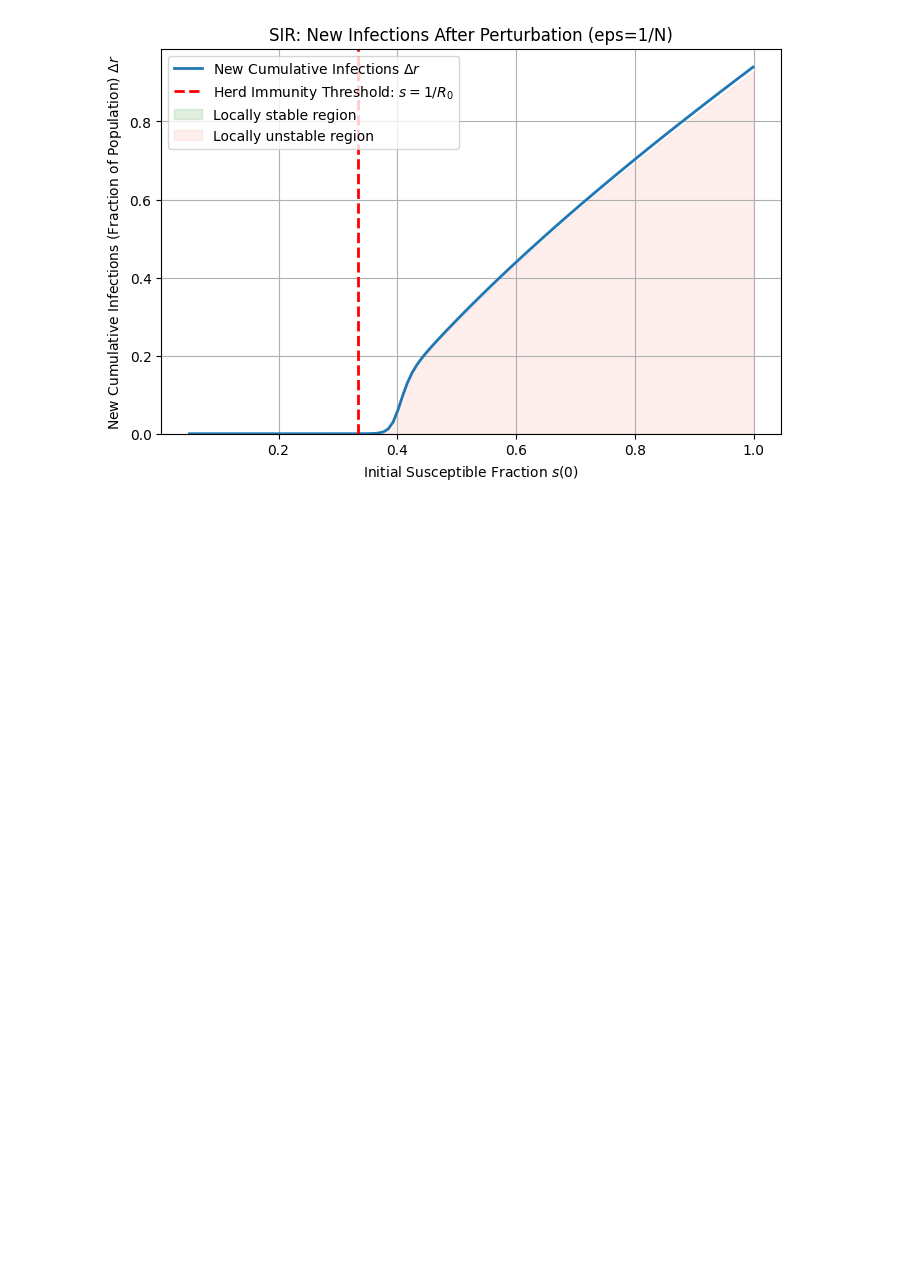
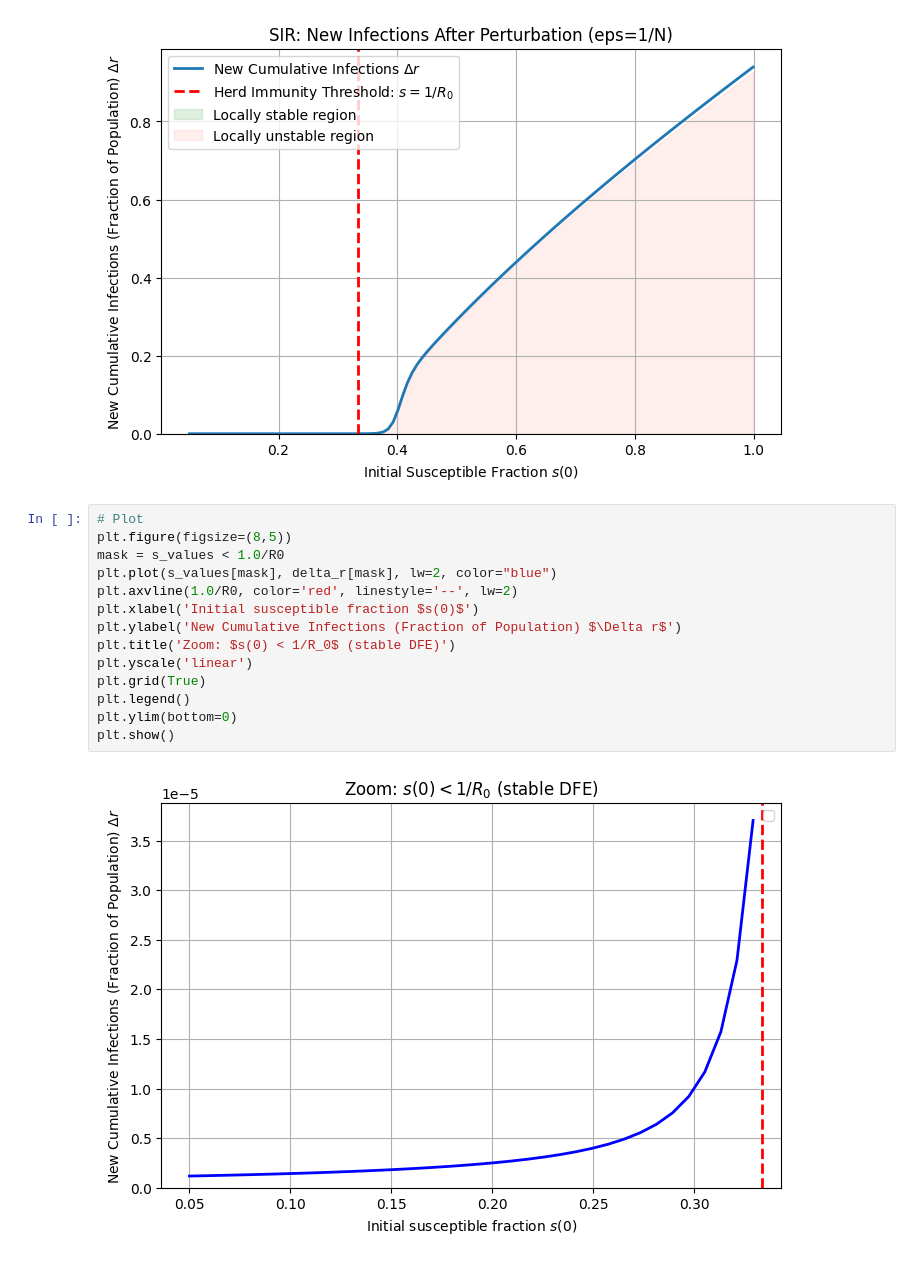
Before and after one commit to mathstud/csci5897, a Jupyter notebook: Homeworks/hw_1.ipynb, the cells around one changed output. Saved outputs shown, nothing was run; the diff lists cells and outputs as text; blank space fills up the shorter version.

Commit message:
add zoomed in plot

```diff
--- a/Homeworks/hw_1.ipynb
+++ b/Homeworks/hw_1.ipynb
@@ -292,3 +292,19 @@ plt.ylim(bottom=0)
 plt.show()
 # %% [output]
 [figure]
+# %%
+# Plot
+plt.figure(figsize=(8,5))
+mask = s_values < 1.0/R0
+plt.plot(s_values[mask], delta_r[mask], lw=2, color="blue")
+plt.axvline(1.0/R0, color='red', linestyle='--', lw=2)
+plt.xlabel('Initial susceptible fraction $s(0)$')
+plt.ylabel('New Cumulative Infections (Fraction of Population) $\Delta r$')
+plt.title('Zoom: $s(0) < 1/R_0$ (stable DFE)')
+plt.yscale('linear')
+plt.grid(True)
+plt.legend()
+plt.ylim(bottom=0)
+plt.show()
+# %% [output]
+[figure, added]
```
